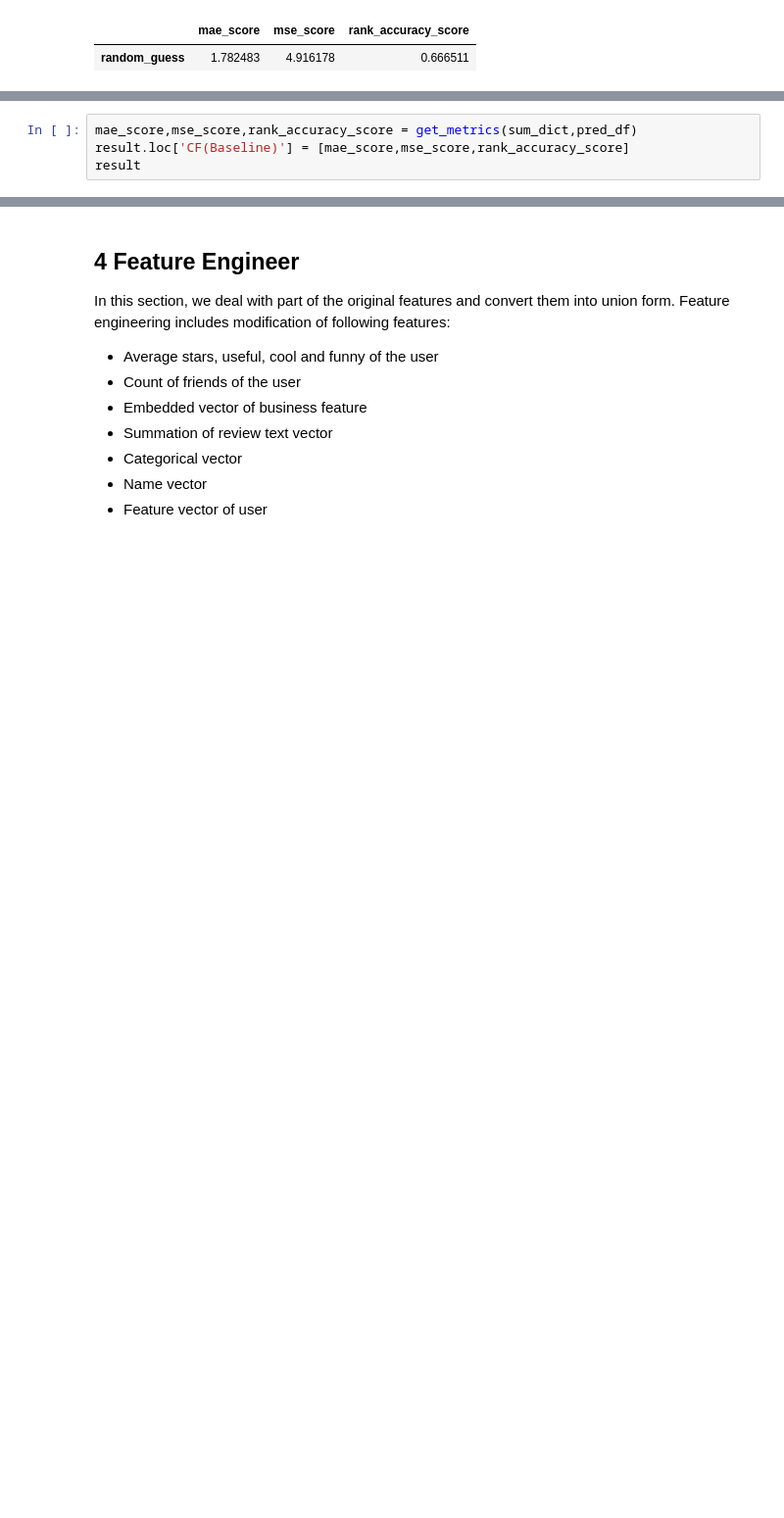
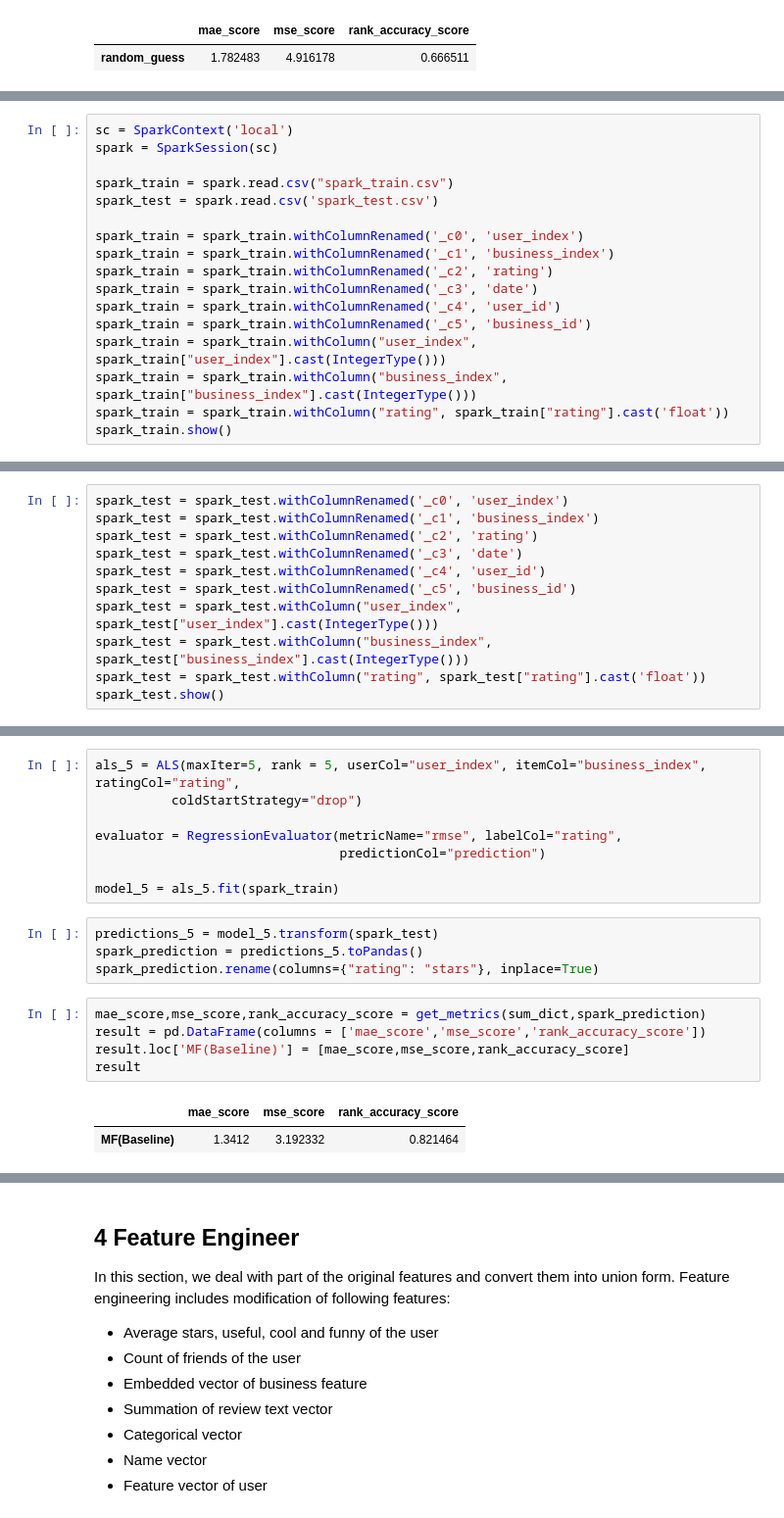
Before and after one commit to liufh3/personalization_final, a Jupyter notebook: Final Repor Baseline.ipynb, the cells around one changed output, grey strips where cells are left out. Shown: that part at 98% size. Drawn from its saved outputs; the diff is of its cells as text; blank space fills up the shorter version.

Commit message:
Add Baseline

```diff
--- a/Final Report.ipynb
+++ b/Final Repor Baseline.ipynb
@@ -305,0 +381,17 @@ pred_df['prediction'] = y_pred
+# %%
+sc = SparkContext('local')
+spark = SparkSession(sc)
+
+spark_train = spark.read.csv("spark_train.csv")
+spark_test = spark.read.csv('spark_test.csv')
+
+spark_train = spark_train.withColumnRenamed('_c0', 'user_index')
+spark_train = spark_train.withColumnRenamed('_c1', 'business_index')
+spark_train = spark_train.withColumnRenamed('_c2', 'rating')
+spark_train = spark_train.withColumnRenamed('_c3', 'date')
+spark_train = spark_train.withColumnRenamed('_c4', 'user_id')
+spark_train = spark_train.withColumnRenamed('_c5', 'business_id')
+spark_train = spark_train.withColumn("user_index", spark_train["user_index"].cast(IntegerType()))
+spark_train = spark_train.withColumn("business_index", spark_train["business_index"].cast(IntegerType()))
+spark_train = spark_train.withColumn("rating", spark_train["rating"].cast('float'))
+spark_train.show()
@@ -305,0 +416,11 @@ pred_df['prediction'] = y_pred
+# %%
+spark_test = spark_test.withColumnRenamed('_c0', 'user_index')
+spark_test = spark_test.withColumnRenamed('_c1', 'business_index')
+spark_test = spark_test.withColumnRenamed('_c2', 'rating')
+spark_test = spark_test.withColumnRenamed('_c3', 'date')
+spark_test = spark_test.withColumnRenamed('_c4', 'user_id')
+spark_test = spark_test.withColumnRenamed('_c5', 'business_id')
+spark_test = spark_test.withColumn("user_index", spark_test["user_index"].cast(IntegerType()))
+spark_test = spark_test.withColumn("business_index", spark_test["business_index"].cast(IntegerType()))
+spark_test = spark_test.withColumn("rating", spark_test["rating"].cast('float'))
+spark_test.show()
@@ -306,4 +445,20 @@ pred_df['prediction'] = y_pred
+# %%
+als_5 = ALS(maxIter=5, rank = 5, userCol="user_index", itemCol="business_index", ratingCol="rating",
+          coldStartStrategy="drop")
+
+evaluator = RegressionEvaluator(metricName="rmse", labelCol="rating",
+                                predictionCol="prediction")
+
+model_5 = als_5.fit(spark_train)
+# %%
+predictions_5 = model_5.transform(spark_test)
+spark_prediction = predictions_5.toPandas()
+spark_prediction.rename(columns={"rating": "stars"}, inplace=True)
 # %%
-mae_score,mse_score,rank_accuracy_score = get_metrics(sum_dict,pred_df)
-result.loc['CF(Baseline)'] = [mae_score,mse_score,rank_accuracy_score]
+mae_score,mse_score,rank_accuracy_score = get_metrics(sum_dict,spark_prediction)
+result = pd.DataFrame(columns = ['mae_score','mse_score','rank_accuracy_score'])
+result.loc['MF(Baseline)'] = [mae_score,mse_score,rank_accuracy_score]
 result
+# %% [output]
+|  | mae_score | mse_score | rank_accuracy_score |
+| MF(Baseline) | 1.3412 | 3.192332 | 0.821464 |
```
Also changed, not shown: parts of 40 cells of this notebook.
